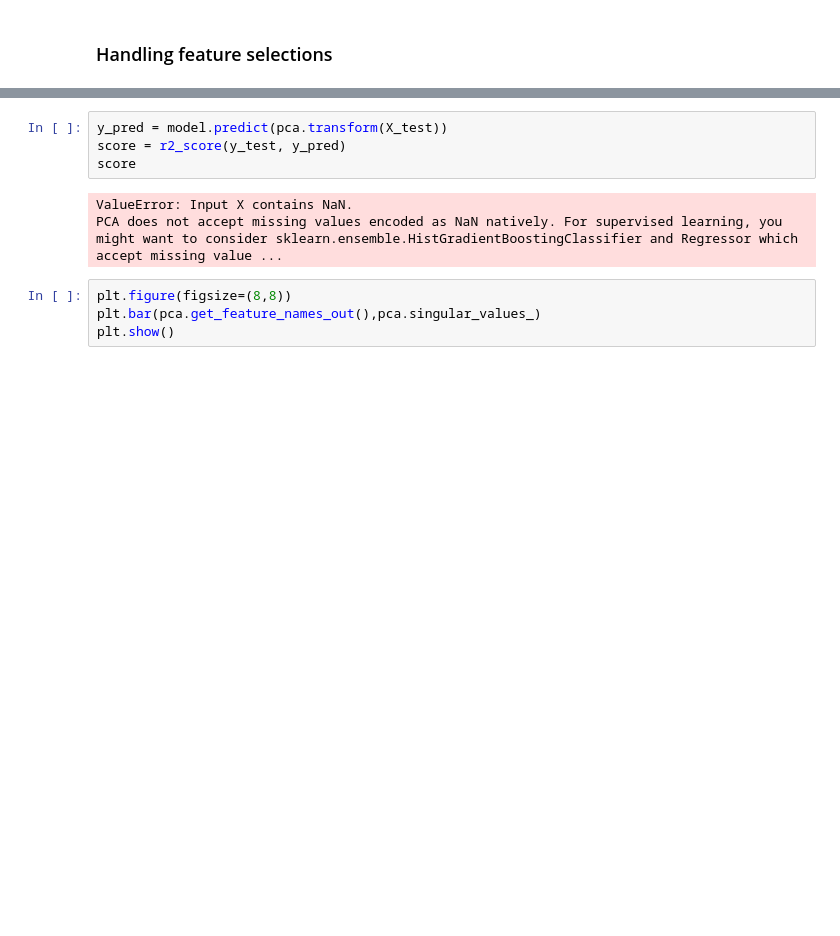
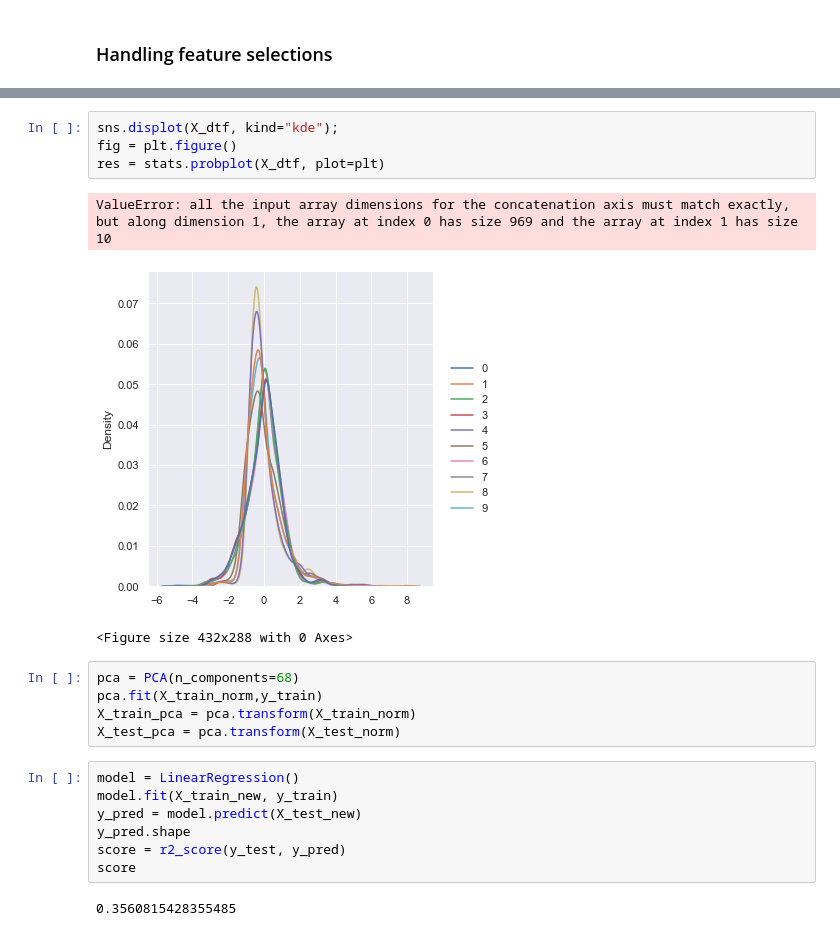
Before and after one commit to qglht/AML, a Jupyter notebook: Project1.ipynb, the cells around one changed output, grey strips where cells are left out. Cells and saved outputs as stored; diff of their text form; blank space fills up the shorter version.

```diff
--- a/Project1.ipynb
+++ b/Project1.ipynb
@@ -177,11 +154,22 @@ LinearRegression()
+# %%
+sns.displot(X_dtf, kind="kde");
+fig = plt.figure()
+res = stats.probplot(X_dtf, plot=plt)
+# %% [output]
+ValueError: all the input array dimensions for the concatenation axis must match exactly, but along dimension 1, the array at index 0 has size 969 and the array at index 1 has size 10
+[figure, added]
+<Figure size 432x288 with 0 Axes>
+# %%
+pca = PCA(n_components=68)
+pca.fit(X_train_norm,y_train)
+X_train_pca = pca.transform(X_train_norm)
+X_test_pca = pca.transform(X_test_norm)
 # %%
-y_pred = model.predict(pca.transform(X_test))
+model = LinearRegression()
+model.fit(X_train_new, y_train)
+y_pred = model.predict(X_test_new)
+y_pred.shape
 score = r2_score(y_test, y_pred)
 score
 # %% [output]
-ValueError: Input X contains NaN.
-PCA does not accept missing values encoded as NaN natively. For supervised learning, you might want to consider sklearn.ensemble.HistGradientBoostingClassifier and Regressor which accept missing value ...
+0.3560815428355485
-# %%
-plt.figure(figsize=(8,8))
-plt.bar(pca.get_feature_names_out(),pca.singular_values_)
-plt.show()
```
Also changed, not shown: parts of 16 cells of this notebook.
